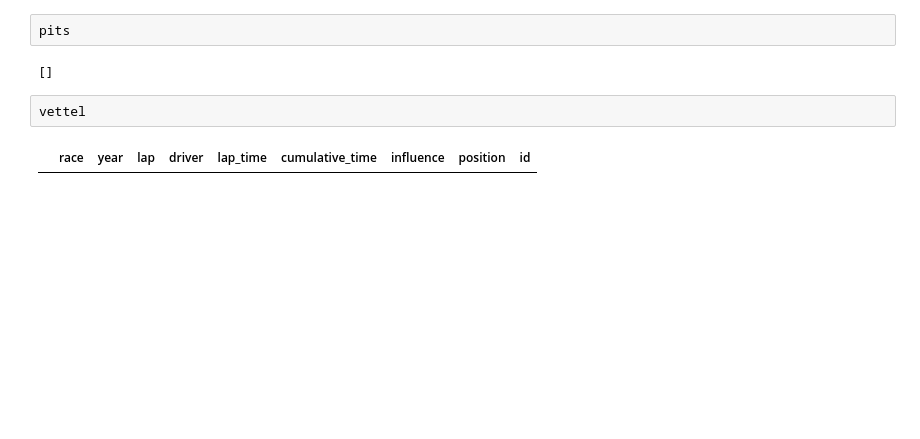
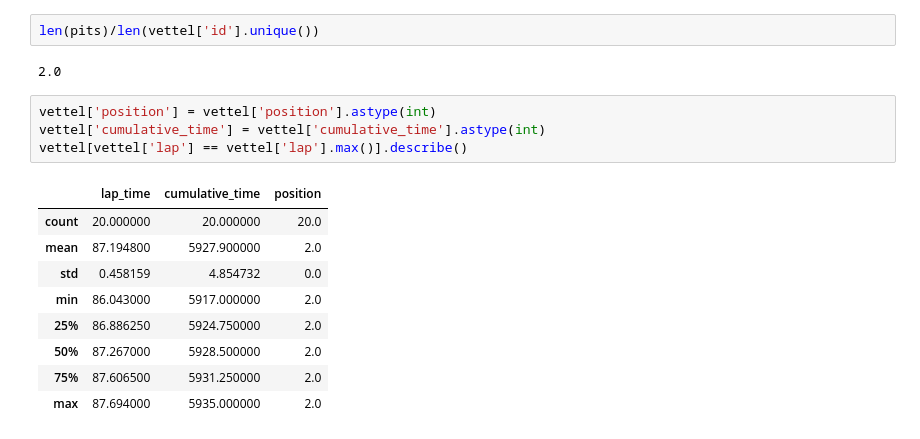
Before and after one commit to amarildolikmeta/alphazero_singleplayer, a Jupyter notebook: notebooks/visualize_race_simulation.ipynb, the cells around one changed output. Saved outputs shown, nothing was run; the diff lists cells and outputs as text; blank space fills up the shorter version.

```diff
--- a/notebooks/visualize_race_simulation.ipynb
+++ b/notebooks/visualize_race_simulation.ipynb
@@ -97,8 +99,18 @@ sns.lineplot(data=vettel, y='lap_time', x='lap')
-# %%
-pits
-# %% [output]
-[]
-# %%
-vettel
-# %% [output]
-|  | race | year | lap | driver | lap_time | cumulative_time | influence | position | id |
+# %%
+len(pits)/len(vettel['id'].unique())
+# %% [output]
+2.0
+# %%
+vettel['position'] = vettel['position'].astype(int)
+vettel['cumulative_time'] = vettel['cumulative_time'].astype(int)
+vettel[vettel['lap'] == vettel['lap'].max()].describe()
+# %% [output]
+|  | lap_time | cumulative_time | position |
+| count | 20.000000 | 20.000000 | 20.0 |
+| mean | 87.194800 | 5927.900000 | 2.0 |
+| std | 0.458159 | 4.854732 | 0.0 |
+| min | 86.043000 | 5917.000000 | 2.0 |
+| 25% | 86.886250 | 5924.750000 | 2.0 |
+| 50% | 87.267000 | 5928.500000 | 2.0 |
+| 75% | 87.606500 | 5931.250000 | 2.0 |
+| max | 87.694000 | 5935.000000 | 2.0 |
```
Also changed, not shown: parts of 9 cells of this notebook.
